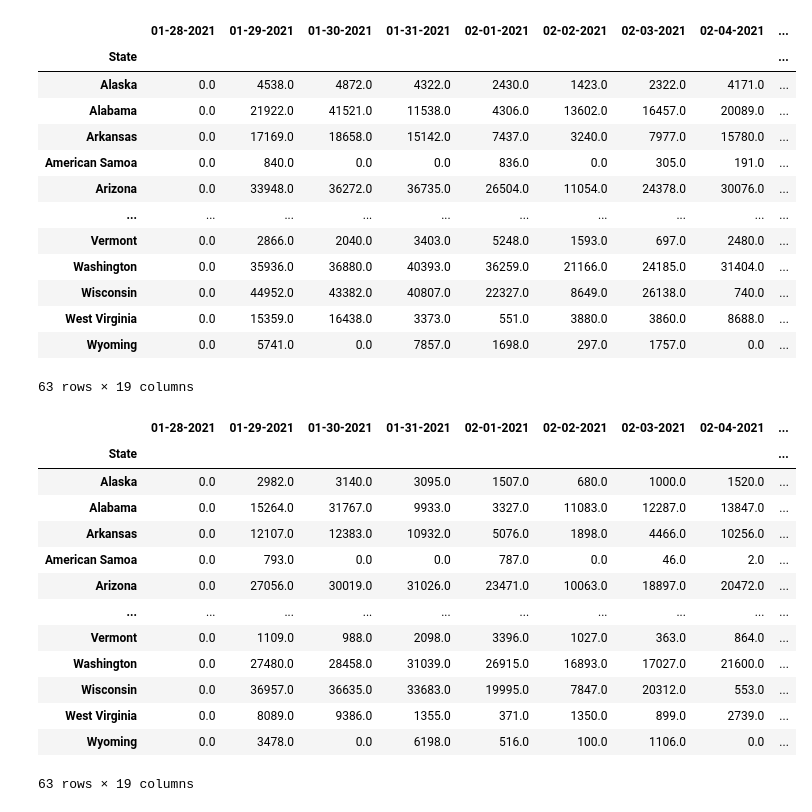
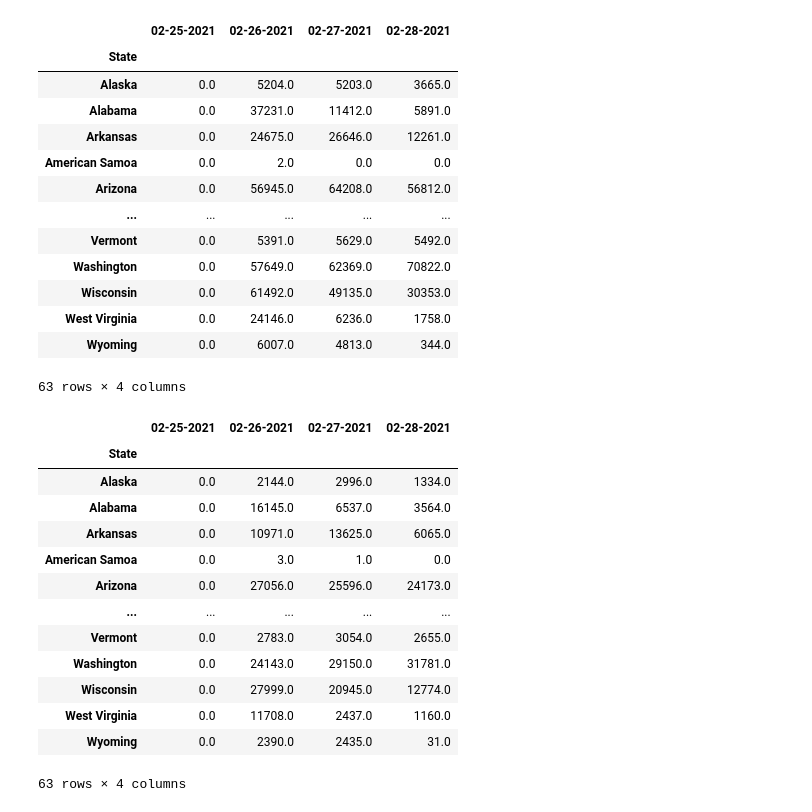
Before and after one commit to jmocay/Notebooks, a Jupyter notebook: covid19_vaccination.ipynb, the cells around one changed output. Drawn from its saved outputs; the diff is of its cells as text; code cells hidden in the pictures.

```diff
--- a/covid19_vaccination.ipynb
+++ b/covid19_vaccination.ipynb
@@ -11,9 +11,8 @@ def datetime_to_str2(dtime):
     return '{0}{1}{2}'.format(str(dtime.year).zfill(4), str(dtime.month).zfill(2), str(dtime.day).zfill(2))
 # datetime_to_str2(datetime.now())
 # %%
-ndays=18
-now = datetime.now()
-now = datetime.now() - timedelta(days=2)
+ndays=3
+now = datetime.now() - timedelta(days=1)
 
 cols = [
     'Total Distributed',
@@ -165,37 +192,37 @@ df
 # %%
-df = get_vaccination_timeseries(now, 'Total Administered', ndays).diff(axis=1).fillna(0)
+df = get_vaccination_timeseries(now, 'Total Doses Administered by State where Administered', ndays).diff(axis=1).fillna(0)
 df
 # %% [output]
-|  | 01-28-2021 | 01-29-2021 | 01-30-2021 | 01-31-2021 | 02-01-2021 | 02-02-2021 | 02-03-2021 | 02-04-2021 | ... |
-| State |  |  |  |  |  |  |  |  | ... |
-| Alaska | 0.0 | 4538.0 | 4872.0 | 4322.0 | 2430.0 | 1423.0 | 2322.0 | 4171.0 | ... |
-| Alabama | 0.0 | 21922.0 | 41521.0 | 11538.0 | 4306.0 | 13602.0 | 16457.0 | 20089.0 | ... |
-| Arkansas | 0.0 | 17169.0 | 18658.0 | 15142.0 | 7437.0 | 3240.0 | 7977.0 | 15780.0 | ... |
-| American Samoa | 0.0 | 840.0 | 0.0 | 0.0 | 836.0 | 0.0 | 305.0 | 191.0 | ... |
-| Arizona | 0.0 | 33948.0 | 36272.0 | 36735.0 | 26504.0 | 11054.0 | 24378.0 | 30076.0 | ... |
-| ... | ... | ... | ... | ... | ... | ... | ... | ... | ... |
-| Vermont | 0.0 | 2866.0 | 2040.0 | 3403.0 | 5248.0 | 1593.0 | 697.0 | 2480.0 | ... |
-| Washington | 0.0 | 35936.0 | 36880.0 | 40393.0 | 36259.0 | 21166.0 | 24185.0 | 31404.0 | ... |
-| Wisconsin | 0.0 | 44952.0 | 43382.0 | 40807.0 | 22327.0 | 8649.0 | 26138.0 | 740.0 | ... |
-| West Virginia | 0.0 | 15359.0 | 16438.0 | 3373.0 | 551.0 | 3880.0 | 3860.0 | 8688.0 | ... |
-| Wyoming | 0.0 | 5741.0 | 0.0 | 7857.0 | 1698.0 | 297.0 | 1757.0 | 0.0 | ... |
+|  | 02-25-2021 | 02-26-2021 | 02-27-2021 | 02-28-2021 |
+| State |  |  |  |  |
+| Alaska | 0.0 | 5204.0 | 5203.0 | 3665.0 |
+| Alabama | 0.0 | 37231.0 | 11412.0 | 5891.0 |
+| Arkansas | 0.0 | 24675.0 | 26646.0 | 12261.0 |
+| American Samoa | 0.0 | 2.0 | 0.0 | 0.0 |
+| Arizona | 0.0 | 56945.0 | 64208.0 | 56812.0 |
+| ... | ... | ... | ... | ... |
+| Vermont | 0.0 | 5391.0 | 5629.0 | 5492.0 |
+| Washington | 0.0 | 57649.0 | 62369.0 | 70822.0 |
+| Wisconsin | 0.0 | 61492.0 | 49135.0 | 30353.0 |
+| West Virginia | 0.0 | 24146.0 | 6236.0 | 1758.0 |
+| Wyoming | 0.0 | 6007.0 | 4813.0 | 344.0 |
-63 rows × 19 columns
+63 rows × 4 columns
 # %%
-df = get_vaccination_timeseries(now, 'People with 1+ Doses', ndays).diff(axis=1).fillna(0)
+df = get_vaccination_timeseries(now, 'People with 1+ Doses by State of Residence', ndays).diff(axis=1).fillna(0)
 df
 # %% [output]
-|  | 01-28-2021 | 01-29-2021 | 01-30-2021 | 01-31-2021 | 02-01-2021 | 02-02-2021 | 02-03-2021 | 02-04-2021 | ... |
-| State |  |  |  |  |  |  |  |  | ... |
-| Alaska | 0.0 | 2982.0 | 3140.0 | 3095.0 | 1507.0 | 680.0 | 1000.0 | 1520.0 | ... |
-| Alabama | 0.0 | 15264.0 | 31767.0 | 9933.0 | 3327.0 | 11083.0 | 12287.0 | 13847.0 | ... |
-| Arkansas | 0.0 | 12107.0 | 12383.0 | 10932.0 | 5076.0 | 1898.0 | 4466.0 | 10256.0 | ... |
-| American Samoa | 0.0 | 793.0 | 0.0 | 0.0 | 787.0 | 0.0 | 46.0 | 2.0 | ... |
-| Arizona | 0.0 | 27056.0 | 30019.0 | 31026.0 | 23471.0 | 10063.0 | 18897.0 | 20472.0 | ... |
-| ... | ... | ... | ... | ... | ... | ... | ... | ... | ... |
-| Vermont | 0.0 | 1109.0 | 988.0 | 2098.0 | 3396.0 | 1027.0 | 363.0 | 864.0 | ... |
-| Washington | 0.0 | 27480.0 | 28458.0 | 31039.0 | 26915.0 | 16893.0 | 17027.0 | 21600.0 | ... |
-| Wisconsin | 0.0 | 36957.0 | 36635.0 | 33683.0 | 19995.0 | 7847.0 | 20312.0 | 553.0 | ... |
-| West Virginia | 0.0 | 8089.0 | 9386.0 | 1355.0 | 371.0 | 1350.0 | 899.0 | 2739.0 | ... |
-| Wyoming | 0.0 | 3478.0 | 0.0 | 6198.0 | 516.0 | 100.0 | 1106.0 | 0.0 | ... |
+|  | 02-25-2021 | 02-26-2021 | 02-27-2021 | 02-28-2021 |
+| State |  |  |  |  |
+| Alaska | 0.0 | 2144.0 | 2996.0 | 1334.0 |
+| Alabama | 0.0 | 16145.0 | 6537.0 | 3564.0 |
+| Arkansas | 0.0 | 10971.0 | 13625.0 | 6065.0 |
+| American Samoa | 0.0 | 3.0 | 1.0 | 0.0 |
+| Arizona | 0.0 | 27056.0 | 25596.0 | 24173.0 |
+| ... | ... | ... | ... | ... |
+| Vermont | 0.0 | 2783.0 | 3054.0 | 2655.0 |
+| Washington | 0.0 | 24143.0 | 29150.0 | 31781.0 |
+| Wisconsin | 0.0 | 27999.0 | 20945.0 | 12774.0 |
+| West Virginia | 0.0 | 11708.0 | 2437.0 | 1160.0 |
+| Wyoming | 0.0 | 2390.0 | 2435.0 | 31.0 |
-63 rows × 19 columns
+63 rows × 4 columns
 # %%
```
Also changed, not shown: parts of 16 cells of this notebook, 10 other files.
